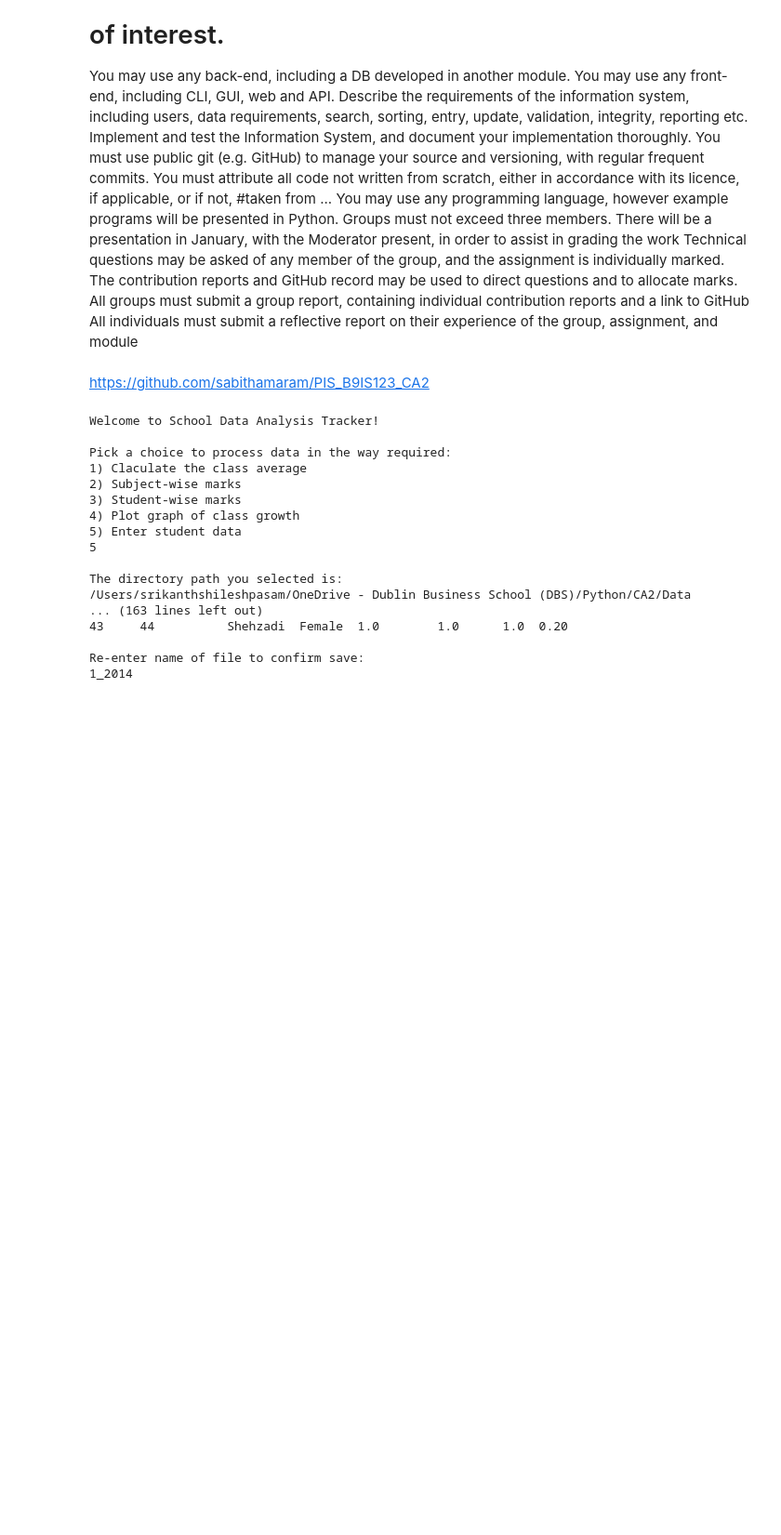
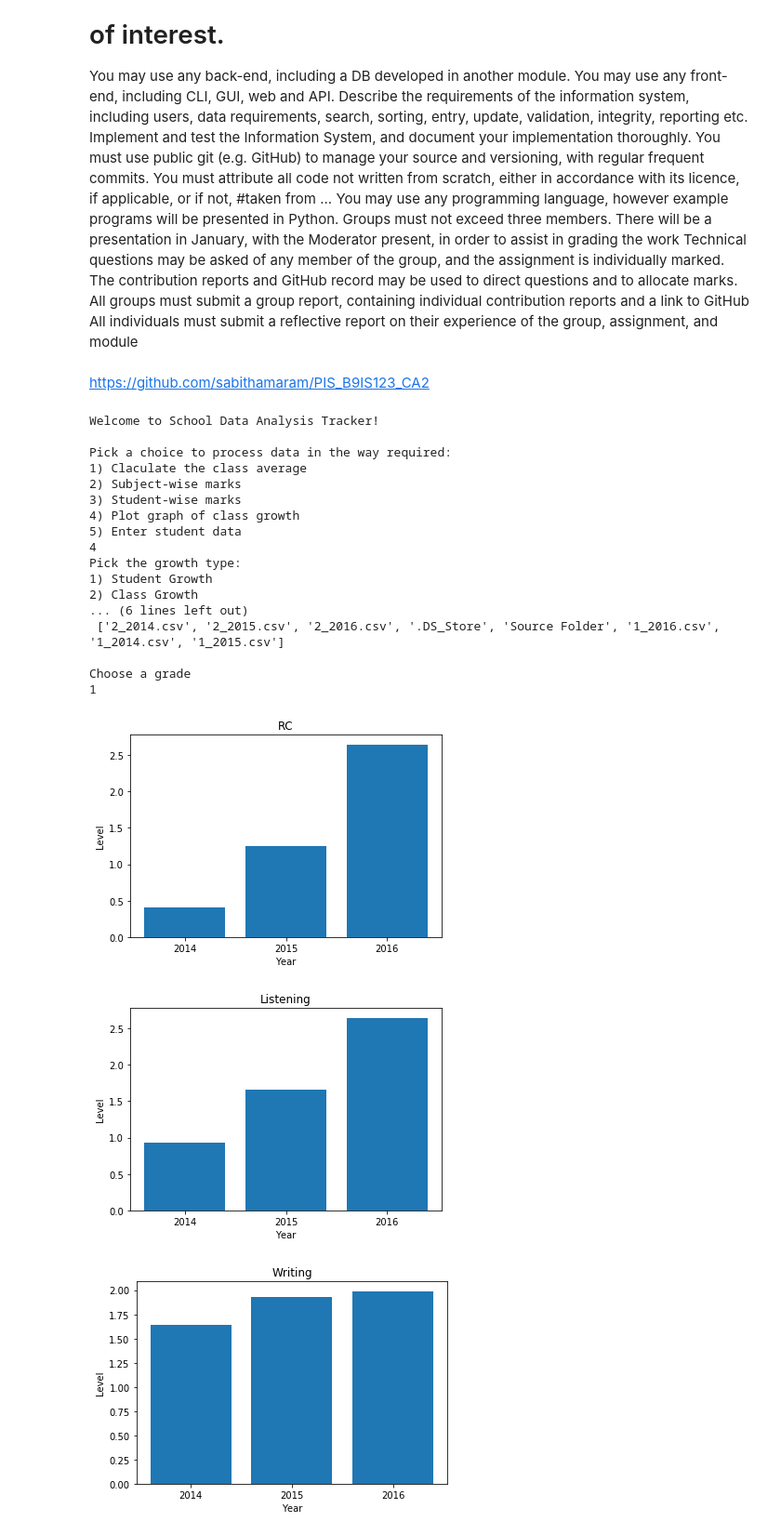
Before and after one commit to sabithamaram/PIS_B9IS123_CA2, a Jupyter notebook: Project File.ipynb, the cells around one changed output. Shown at 93% size. Cells and saved outputs as stored; diff of their text form; code cells hidden in the pictures; blank space fills up the shorter version.

```diff
--- a/Project File.ipynb
+++ b/Project File.ipynb
@@ -27,7 +27,7 @@ from tkinter import filedialog
 
 # Creating a class to read the external CSV data files
 class LoadData:
-    def __init__(self, choice):
+    def __init__(self, choice=None):
         self.choice = choice
 
     def file_select(self):
@@ -42,9 +42,9 @@ class LoadData:
         if self.choice == 4:
             grade_choice = int(input('\nChoose a grade\n'))
             if grade_choice == 1:
-                first_data_file = pd.read_csv(dir_name + '/' + files_list[5])
-                sec_data_file = pd.read_csv(dir_name + '/' + files_list[6])
-                third_data_file = pd.read_csv(dir_name + '/' + files_list[7])
+                first_data_file = pd.read_csv(dir_name + '/' + files_list[6])
+                sec_data_file = pd.read_csv(dir_name + '/' + files_list[7])
+                third_data_file = pd.read_csv(dir_name + '/' + files_list[5])
 
                 return (first_data_file, sec_data_file, third_data_file)
 
@@ -63,6 +63,25 @@ class LoadData:
 
             return pd.read_csv(dir_name + '/' + file_name + '.csv')
 
+    def data_entry(self, s_data, s_name, s_gender, roll_num, s_rc, s_lis, s_wri, s_math):
+        self.s_data = s_data
+        self.s_name = s_name
+        self.s_gender = s_gender
+        self.roll_num = roll_num
+        self.s_rc = s_rc
+        self.s_lis = s_lis
+        self.s_wri = s_wri
+        self.s_math = s_math
+
+#         s_data = pd.DataFrame(s_data, columns = ['Order', 'Name', 'Gender', 'RC', 'Listening', 'Writing', 'Math'])
+        s_data = s_data.append({'Order':roll_num, 'Name':s_name, 'Gender':s_gender, 'RC':s_rc, 'Listening':s_lis, 'Writing':s_wri, 'Math':s_math }, ignore_index=True)
+        print(f'\nData entered successfully.\nPreviewing file..\n{s_data}')
+        f_name = input('\nRe-enter name of file to confirm save:\n')
+#         path = '/Users/srikanthshileshpasam/OneDrive - Dublin Business School (DBS)/Python/CA2/Data/'
+        s_data.to_csv(self.dir_name + self.file_name + '.csv', index=False)
+
+    def data_edit(self):
+        pass
 
 
 
@@ -294,29 +313,6 @@ class GraphPlot:
         return plt.show()
 
 
-class Data:
-    def __init__(self, s_data, s_name, s_gender=None, roll_num=None, s_rc=None, s_lis=None, s_wri=None, s_math=None):
-        self.s_data = s_data
-        self.s_name = s_name
-        self.s_gender = s_gender
-        self.roll_num = roll_num
-        self.s_rc = s_rc
-        self.s_lis = s_lis
-        self.s_wri = s_wri
-        self.s_math = s_math
-
-    def data_entry(self):
-        self.s_data = pd.DataFrame(self.s_data, columns = ['Order', 'Name', 'Gender', 'RC', 'Listening', 'Writing', 'Math'])
-        self.s_data = self.s_data.append({'Order':self.roll_num, 'Name':self.s_name, 'Gender':self.s_gender, 'RC':self.s_rc, 'Listening':self.s_lis, 'Writing':self.s_wri, 'Math':self.s_math }, ignore_index=True)
-        print(self.s_data)
-        f_name = input('\nRe-enter name of file to confirm save:\n')
-        path = '/Users/srikanthshileshpasam/OneDrive - Dublin Business School (DBS)/Python/CA2/Data/'
-        self.s_data.to_csv(path + f_name + '.csv', index=False)
-
-    def data_edit(self):
-        pass
-
-
 
 
 # User choice for data processing
@@ -347,7 +343,7 @@ if choice == 4:
 
 elif choice == 1 or choice == 2 or choice == 3 or choice == 5:
     master_data_file = load_data.file_select()
-    print(master_data_file)
+    print(f'\nOpening file...\n{master_data_file}')
 
     # If user wants overall class avarages subject-wise for a particular year
     if choice == 1:
@@ -387,41 +383,43 @@ elif choice == 1 or choice == 2 or choice == 3 or choice == 5:
         entry_choice = int(input('\n1)New student entry\n2)Edit existing student data\n'))
         if entry_choice == 1:
             student = input('\nEnter name of student\n')
             roll_entry = int(input(f'\nEnter Roll number of {student.title()}:\n'))
             gender = input('\nEnter gender:\n')
             rc_entry = float(input('\nEnter RC level:\n'))
             lis_entry = float(input('\nEnter Listening level:\n'))
             wri_entry = float(input('\nEnter Writing level:\n'))
             math_entry = float(input('\nEnter Math level:\n'))
 
-            print(master_data_file)
-            new_student_data = Data(master_data_file, student.title(), gender.capitalize(), roll_entry, rc_entry, lis_entry, wri_entry, math_entry)
-            appending_data = new_student_data.data_entry()
+            new_student_data = LoadData()
+            appending_data = new_student_data.data_entry(master_data_file, student.title(), gender.capitalize(), roll_entry, rc_entry, lis_entry, wri_entry, math_entry)
 
         elif entry_choice == 2:
             student = input('\nEnter full name of a student to begin editing\n')
             student_edit = StudentMarks(master_data_file, student.title())
             student_data = student_edit.marks(True)
 
             print(f'\nMarks for {student} on file are as follows:\n{student_data}')
 
 else:
     print('Invalid choice!')
 # %% [output]
 Welcome to School Data Analysis Tracker!
 
 Pick a choice to process data in the way required:
 1) Claculate the class average
 2) Subject-wise marks
 3) Student-wise marks
 4) Plot graph of class growth
 5) Enter student data
-5
+4
+Pick the growth type:
+1) Student Growth
+2) Class Growth
+... (6 lines left out)
+ ['2_2014.csv', '2_2015.csv', '2_2016.csv', '.DS_Store', 'Source Folder', '1_2016.csv', '1_2014.csv', '1_2015.csv']
 
-The directory path you selected is:
-/Users/srikanthshileshpasam/OneDrive - Dublin Business School (DBS)/Python/CA2/Data
-... (163 lines left out)
-43     44          Shehzadi  Female  1.0        1.0      1.0  0.20
-
-Re-enter name of file to confirm save:
-1_2014
+Choose a grade
+1
+[figure, added]
+[figure, added]
+[figure, added]
```
Also changed, not shown: parts of 1 cell of this notebook.
